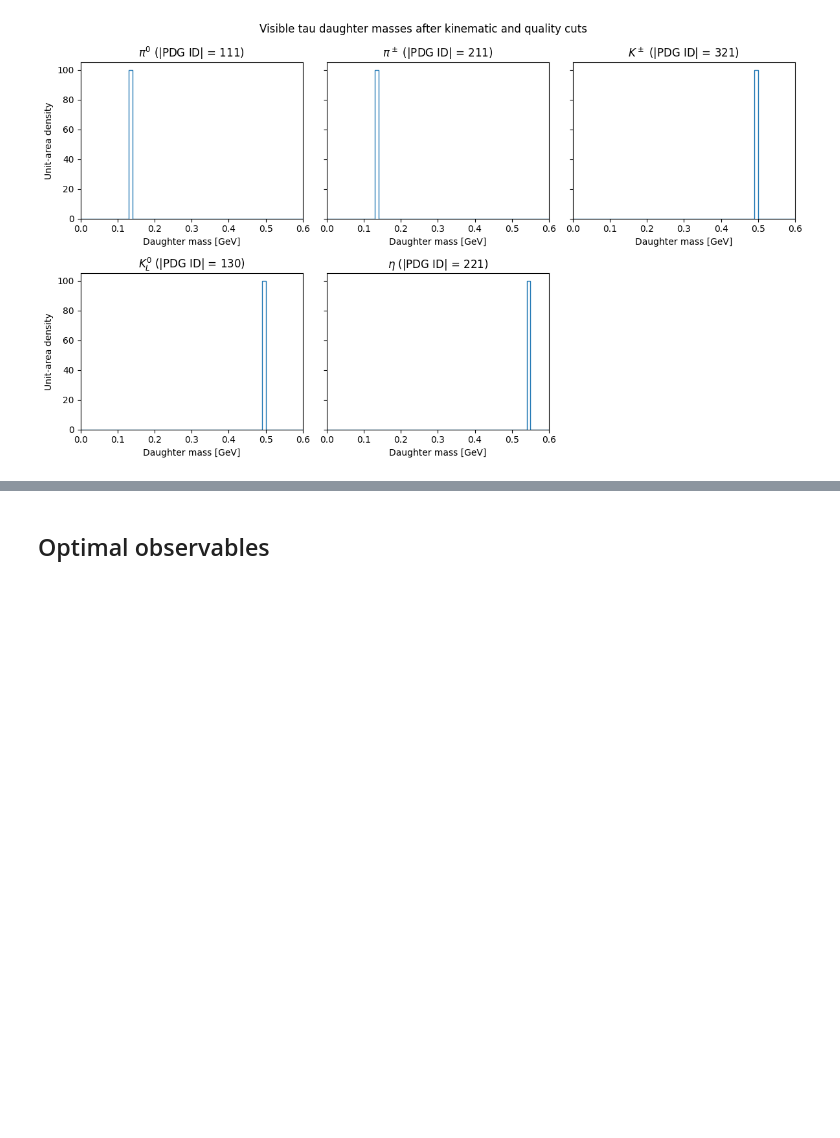
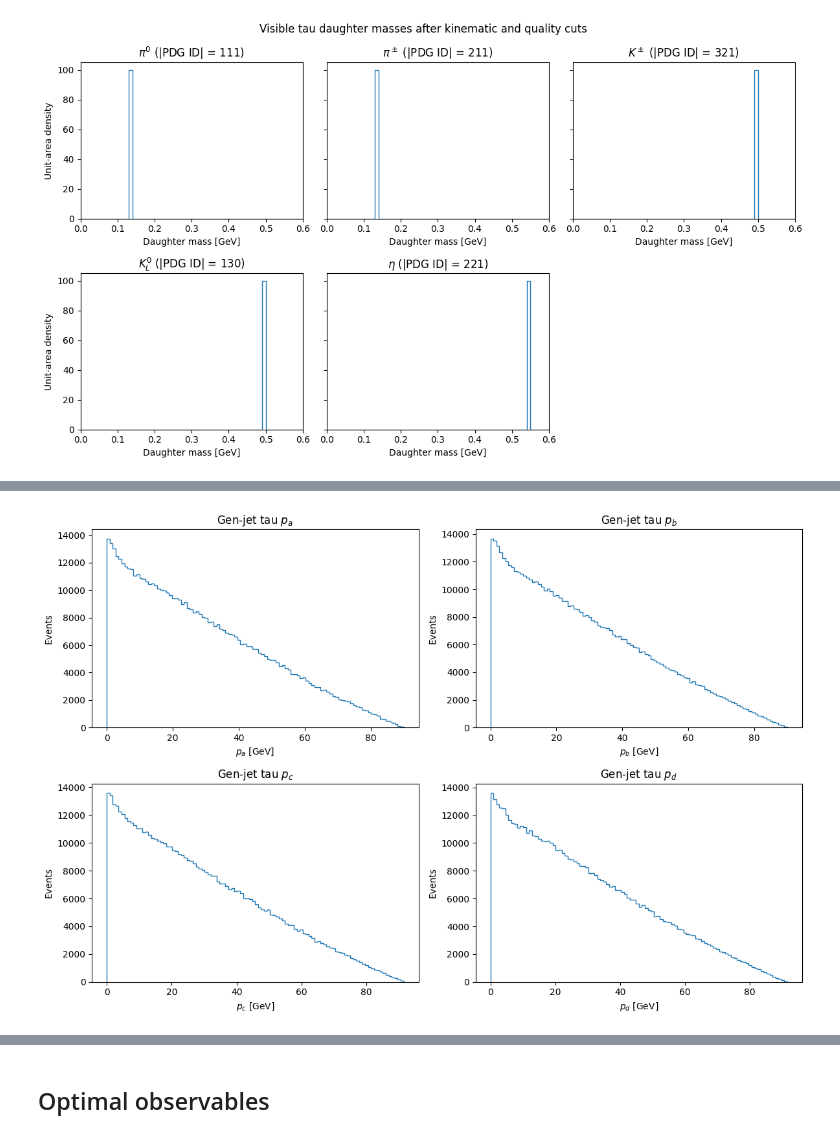
Before and after one commit to ktht/ml-tau-model, a Jupyter notebook: mltau/notebooks/gen-level-studies.ipynb, the cells around one changed output, grey strips where cells are left out. Saved outputs shown, nothing was run; the diff lists cells and outputs as text; code cells hidden in the pictures; blank space fills up the shorter version.

```diff
--- a/mltau/notebooks/gen-level-studies.ipynb
+++ b/mltau/notebooks/gen-level-studies.ipynb
@@ -614,0 +635,34 @@ plt.close()
+# %%
+_TETRA = np.array([
+    [ 1,  1,  1],
+    [ 1, -1, -1],
+    [-1,  1, -1],
+    [-1, -1,  1],
+]) / np.sqrt(3)
+
+def to_tetrahedral(px, py, pz, E, beta=1.0):
+    p = np.stack([px, py, pz], axis=-1)
+    return np.asarray(E)[..., None] - beta * p @ _TETRA.T
+
+def from_tetrahedral(pa, beta=1.0):
+    pa = np.asarray(pa)
+    p = -3 / (4 * beta) * pa @ _TETRA
+    return p[..., 0], p[..., 1], p[..., 2], pa.sum(axis=-1) / 4
+# %%
+gen_jet_tau_cartesian = np.asarray([
+    p4_to_cartesian(p4) for p4 in df["gen_jet_tau_p4"]
+])
+gen_jet_tau_tetrahedral = to_tetrahedral(*gen_jet_tau_cartesian.T)
+
+tetrahedral_labels = [r"$p_a$", r"$p_b$", r"$p_c$", r"$p_d$"]
+fig, axes = plt.subplots(2, 2, figsize=(12, 8))
+for ax, label, component in zip(
+    axes.flat, tetrahedral_labels, gen_jet_tau_tetrahedral.T
+):
+    ax.hist(component, bins=100, histtype="step")
+    ax.set(xlabel=f"{label} [GeV]", ylabel="Events", title=f"Gen-jet tau {label}")
+fig.tight_layout()
+plt.show()
+plt.close(fig)
+# %% [output]
+[figure, added]
```
Also changed, not shown: parts of 4 cells of this notebook.
